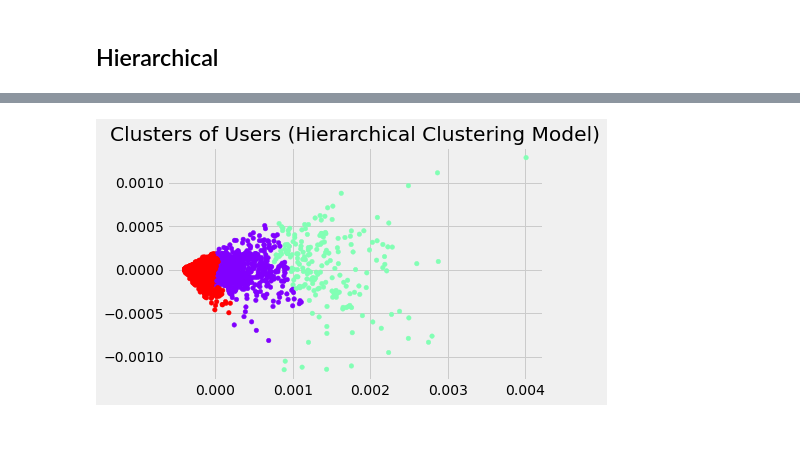
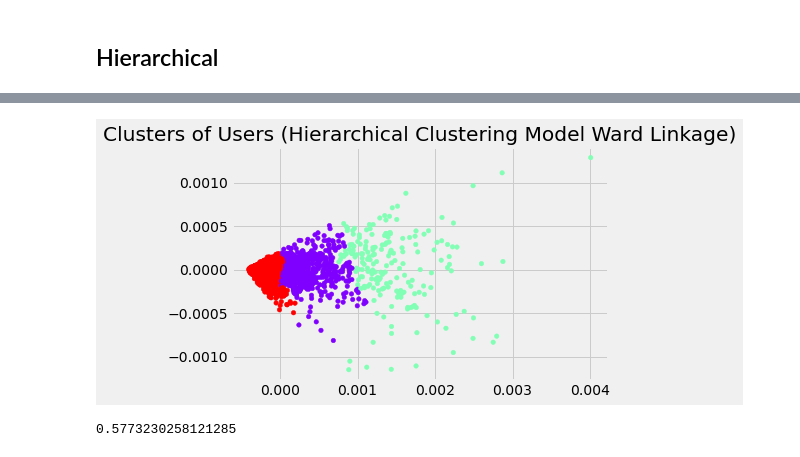
Before and after one commit to fajarzuhrihadiyanto/tugas-clustering, a Jupyter notebook: notebooks/main.ipynb, the cells around one changed output, grey strips where cells are left out. Saved outputs shown, nothing was run; the diff lists cells and outputs as text; code cells hidden in the pictures.

```diff
--- a/notebooks/main.ipynb
+++ b/notebooks/main.ipynb
@@ -366,21 +361,27 @@ print(score)
 # %%
 #4 Fitting hierarchical clustering to the buddymove dataset
 # There are two algorithms for hierarchical clustering: Agglomerative Hierarchical Clustering and
 # Divisive Hierarchical Clustering. We choose Euclidean distance and ward method for our
 # algorithm class
 hc = AgglomerativeClustering(n_clusters = 3, affinity = 'euclidean', linkage ='ward')
 
 # Lets try to fit the hierarchical clustering algorithm  to dataset X while creating the
 # clusters vector that tells for each users which cluster the users belongs to.
 
 y_hc=hc.fit_predict(X)
 
 #5 Visualizing the clusters. This code is similar to k-means visualization code.
 #We only replace the y_kmeans vector name to y_hc for the hierarchical clustering
 
 plt.scatter(X[:,0], X[:,1], c=hc.labels_, s=20, cmap='rainbow')
-plt.title('Clusters of Users (Hierarchical Clustering Model)')
+plt.title('Clusters of Users (Hierarchical Clustering Model Ward Linkage)')
 
 plt.show()
 # %% [output]
-[figure, old version]
+[figure, new version]
+# %%
+from sklearn.metrics import silhouette_score
+score = silhouette_score(X,y_hc)
+print(score)
+# %% [output]
+0.5773230258121285
```
Also changed, not shown: parts of 9 cells of this notebook.
